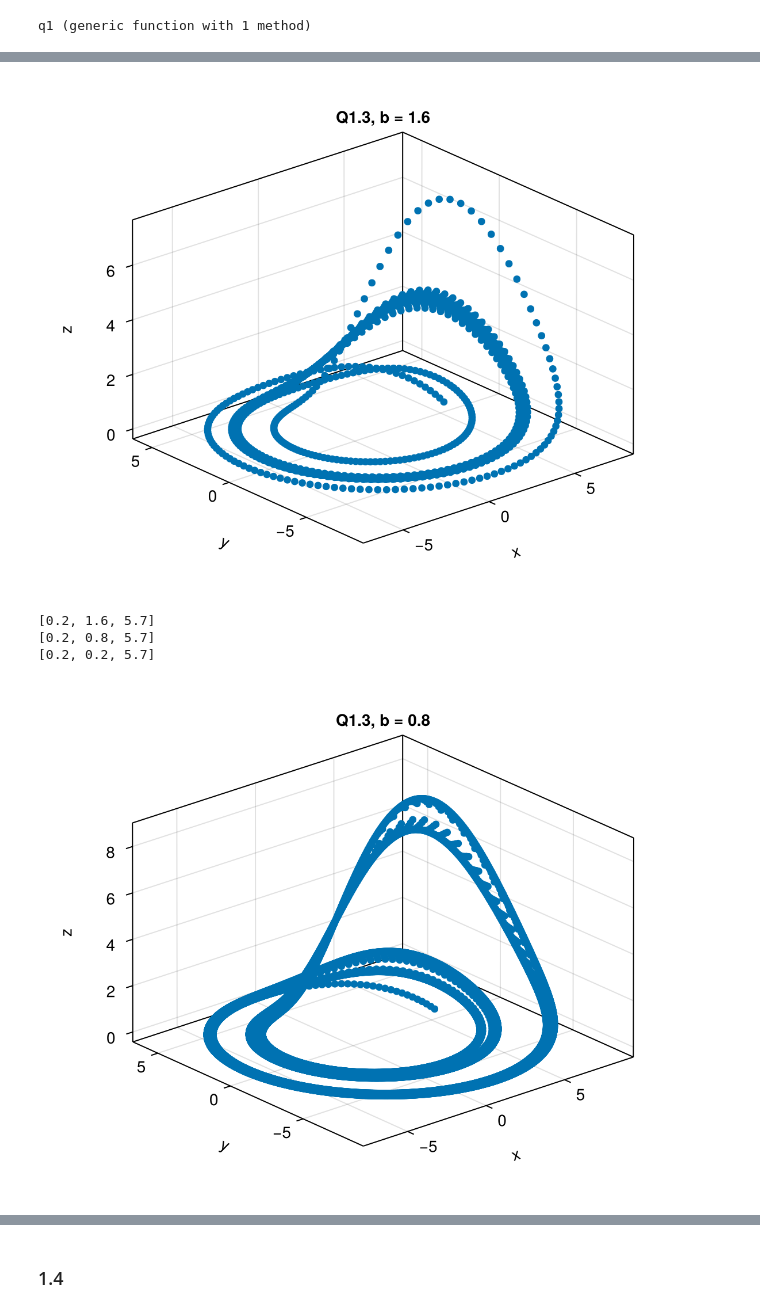
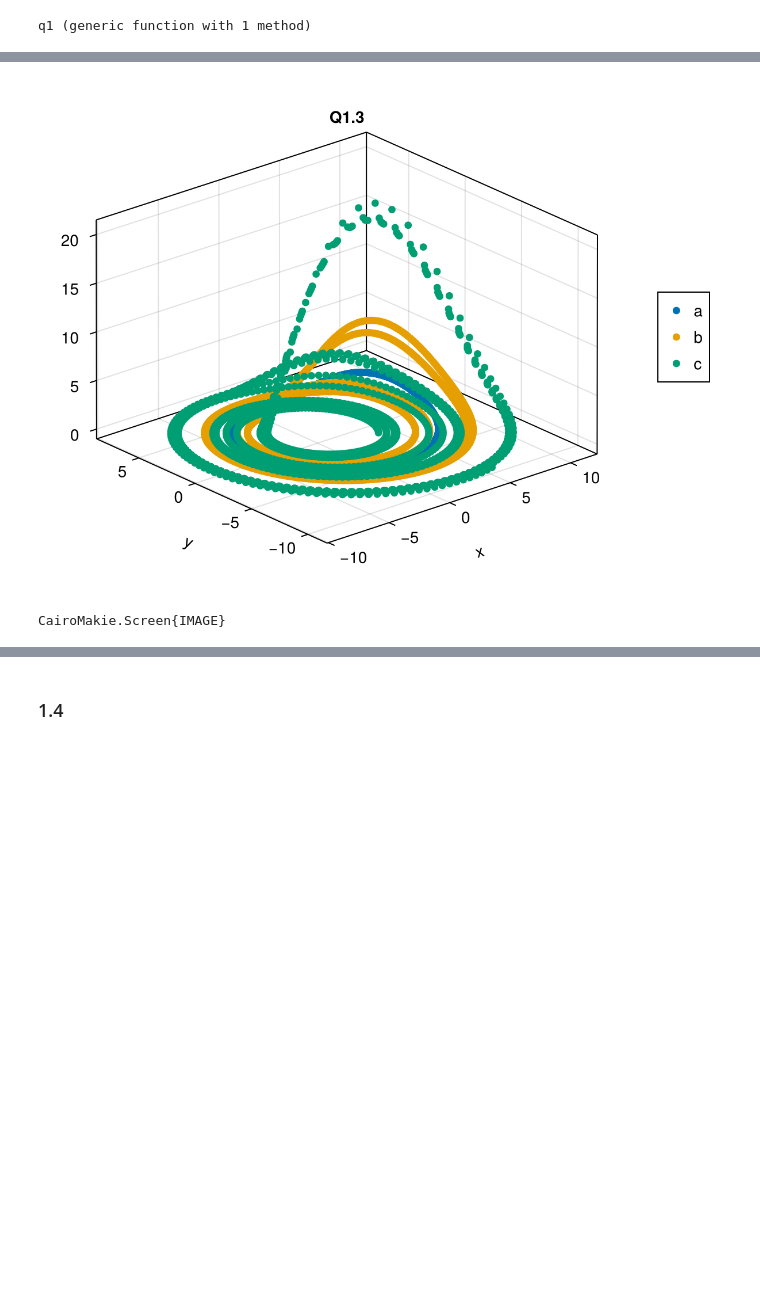
Before and after one commit to SCWalker22/MTH3039, a Jupyter notebook: CW1.ipynb, the cells around one changed output, grey strips where cells are left out. Drawn from its saved outputs; the diff is of its cells as text; code cells hidden in the pictures; blank space fills up the shorter version.

Commit message:
Improved Graphing

```diff
--- a/CW1.ipynb
+++ b/CW1.ipynb
@@ -50,23 +113,23 @@ q1 (generic function with 1 method)
 # %%
 b_vals = [1.6, 0.8, 0.2]
+colours = ["red", "green", "blue"]
+graphs = []
+
+fig = Figure()
+ax = Axis3(fig[1, 1]; title = "Q1.3")
+
 for b in b_vals
-    fig = Figure()
-    ax = Axis3(fig[1, 1]; title = "Q1.3, b = $b")
     p0 = [0.2, b, 5.7]
     u0 = [5.2, 0, 0]
     q1vals = CoupledODEs(q1, u0, p0)
-    total_time = 500
-    X, t = trajectory(q1vals, total_time; Δt = 0.05)
-    scatter!(ax, X)
-    display(fig)
-    println("$p0")
-    # for var in columns(X)
-    #     lines!(ax, t, var)
-    # end
+    total_time = 100
+    X, t = trajectory(q1vals, total_time; Ttr = 1000, Δt = 0.05)
+    graph = scatter!(ax, X)
+    push!(graphs, graph)
 end
+
+Legend(fig[1, 2], graphs, ["a", "b", "c"])
+display(fig)
 # %% [output]
-[figure, old version]
+[figure, new version]
-[0.2, 1.6, 5.7]
-[0.2, 0.8, 5.7]
-[0.2, 0.2, 5.7]
+CairoMakie.Screen{IMAGE}
-[figure, removed]
```
Also changed, not shown: parts of 5 cells of this notebook.
